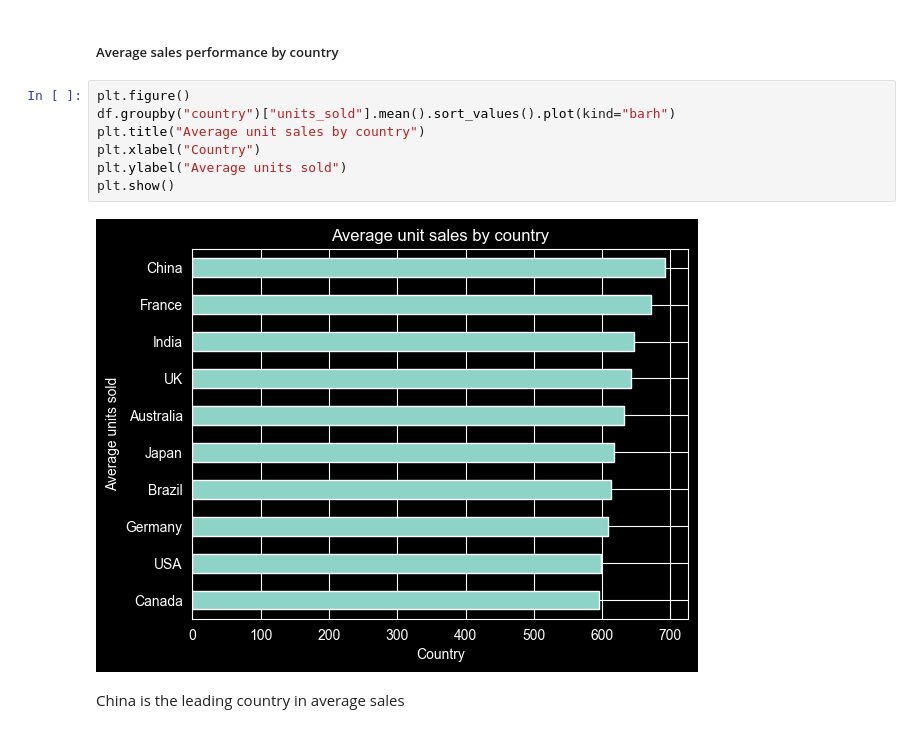
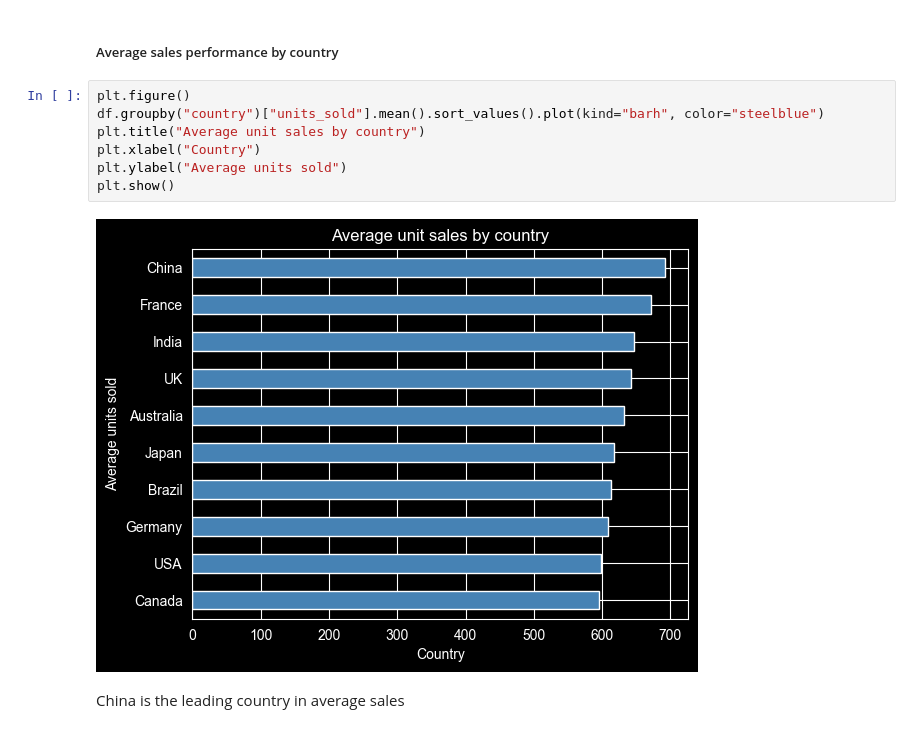
Before and after one commit to Rayyan688/Rayyan-s-Repo, a Jupyter notebook: EDA.ipynb, the cells around one changed output. Saved outputs shown, nothing was run; the diff lists cells and outputs as text.

```diff
--- a/EDA.ipynb
+++ b/EDA.ipynb
@@ -71,13 +71,13 @@ Since the columns "fuel_price_usd", "gdp_growth_percent", "interest_rate_percent
 ##### Average sales performance by country
 # %%
 plt.figure()
-df.groupby("country")["units_sold"].mean().sort_values().plot(kind="barh")
+df.groupby("country")["units_sold"].mean().sort_values().plot(kind="barh", color="steelblue")
 plt.title("Average unit sales by country")
 plt.xlabel("Country")
 plt.ylabel("Average units sold")
 plt.show()
 # %% [output]
-[figure, old version]
+[figure, new version]
 # %% [markdown]
 China is the leading country in average sales
 # %% [markdown]
```
Also changed, not shown: parts of 2 cells of this notebook.
